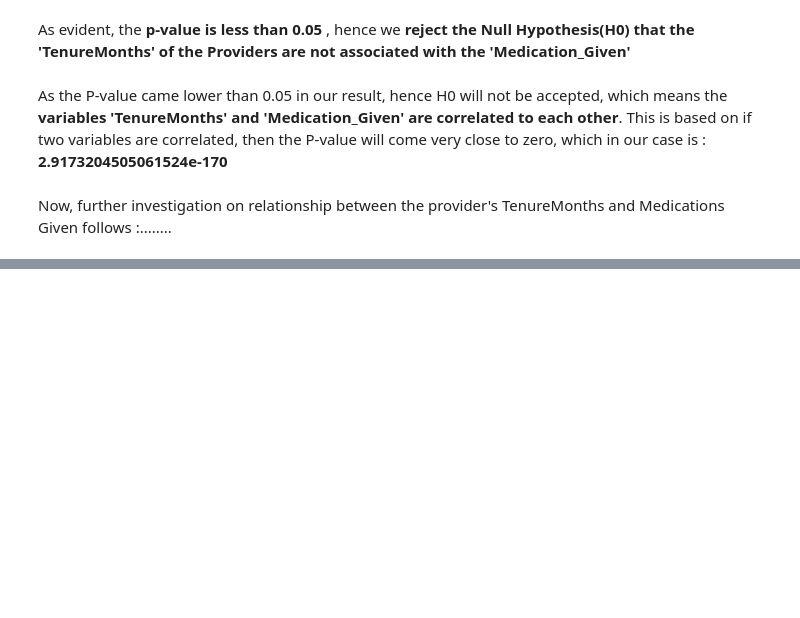
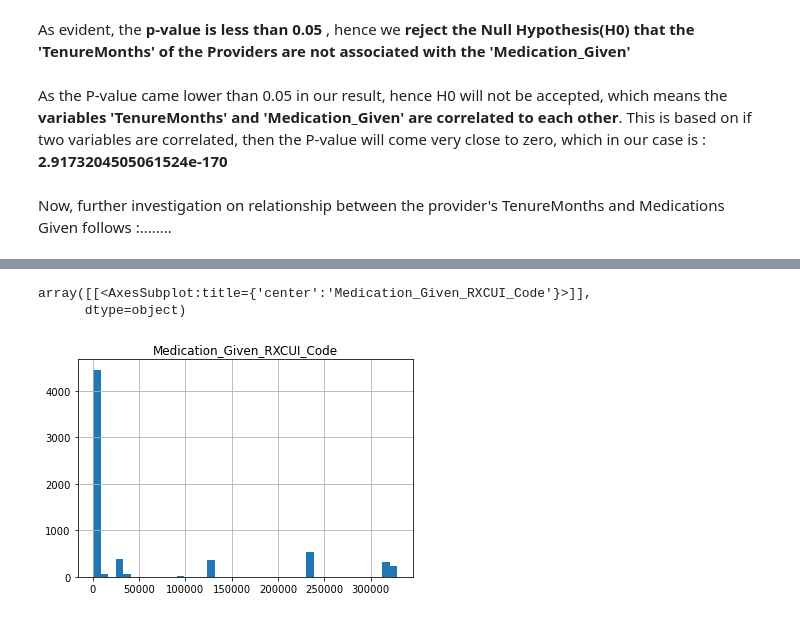
Before and after one commit to data-rescue/ems-analytics, a Jupyter notebook: notebooks/20210313-au-medication-tenure-relation.ipynb, the cells around one changed output, grey strips where cells are left out. Cells and saved outputs as stored; diff of their text form; code cells hidden in the pictures; blank space fills up the shorter version.

```diff
--- a/notebooks/20210313-au-medication-tenure-relation.ipynb
+++ b/notebooks/20210313-au-medication-tenure-relation.ipynb
@@ -120,0 +364,7 @@ Now, further investigation on relationship between the provider's TenureMonths a
+# %%
+## Similarly histogram of the 'Medication_Given_RXCUI_Code'
+dfMedPatientReduced_pvt.hist(column='Medication_Given_RXCUI_Code', bins=40)
+# %% [output]
+array([[<AxesSubplot:title={'center':'Medication_Given_RXCUI_Code'}>]],
+      dtype=object)
+[figure, added]
```
Also changed, not shown: parts of 62 cells of this notebook, 1 other file.
